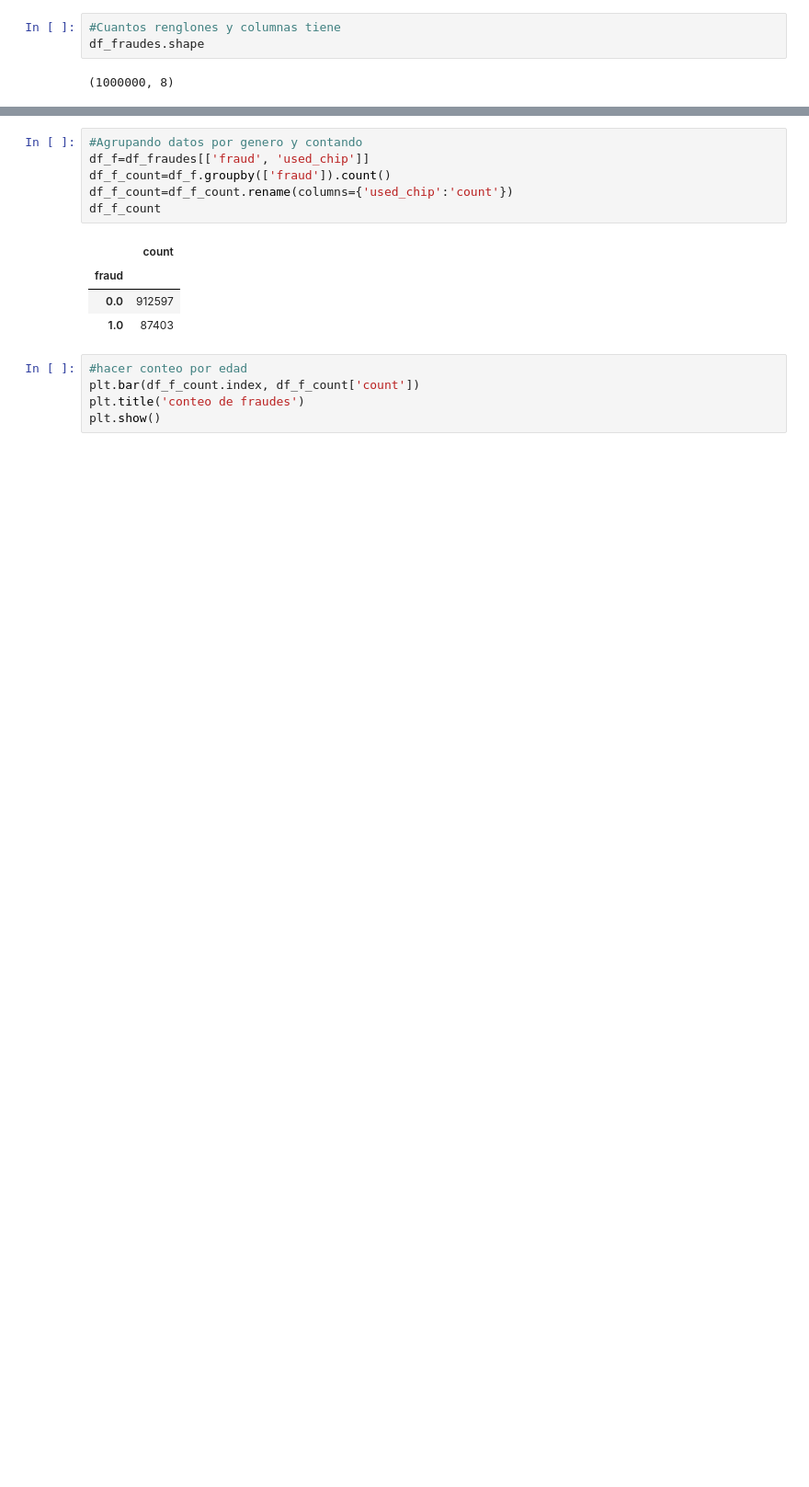
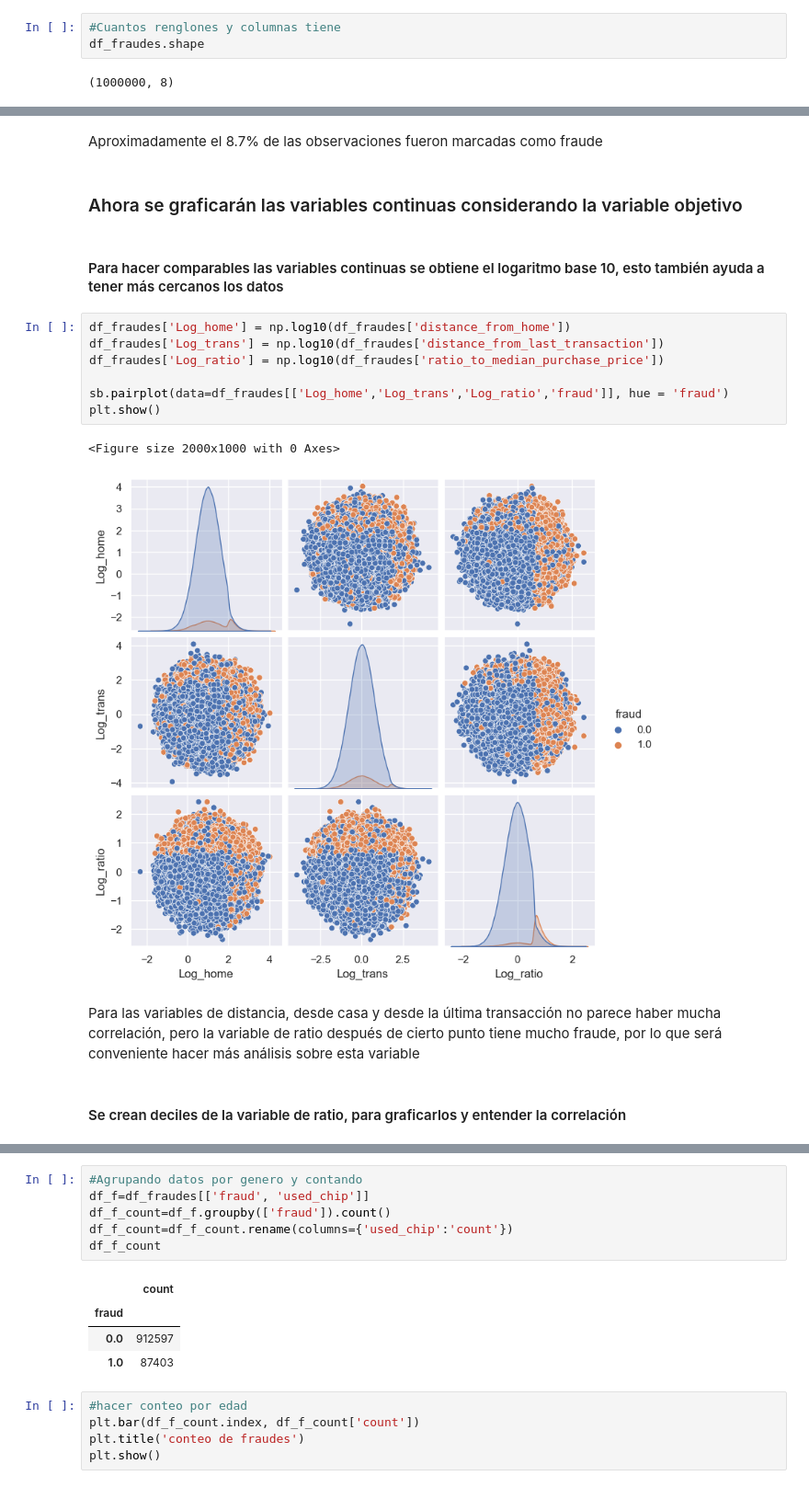
Before and after one commit to Hector-Daniel/Credit-Card---Fraud-Detection, a Jupyter notebook: Notebooks/Analisis_inicial.ipynb, the cells around one changed output, grey strips where cells are left out. Shown at 92% size. Drawn from its saved outputs; the diff is of its cells as text; blank space fills up the shorter version.

Commit message:
Conslusión del análisis
Se termino el análisis

```diff
--- a/Notebooks/Analisis_inicial.ipynb
+++ b/Notebooks/Analisis_inicial.ipynb
@@ -42,0 +103,20 @@ import matplotlib.pyplot as plt
+# %% [markdown]
+Aproximadamente el 8.7% de las observaciones fueron marcadas como fraude
+# %% [markdown]
+### Ahora se graficarán las variables continuas considerando la variable objetivo
+# %% [markdown]
+#### Para hacer comparables las variables continuas se obtiene el logaritmo base 10, esto también ayuda a tener más cercanos los datos
+# %%
+df_fraudes['Log_home'] = np.log10(df_fraudes['distance_from_home'])
+df_fraudes['Log_trans'] = np.log10(df_fraudes['distance_from_last_transaction'])
+df_fraudes['Log_ratio'] = np.log10(df_fraudes['ratio_to_median_purchase_price'])
+
+sb.pairplot(data=df_fraudes[['Log_home','Log_trans','Log_ratio','fraud']], hue = 'fraud')
+plt.show()
+# %% [output]
+<Figure size 2000x1000 with 0 Axes>
+[figure, added]
+# %% [markdown]
+Para las variables de distancia, desde casa y desde la última transacción no parece haber mucha correlación, pero la variable de ratio después de cierto punto tiene mucho fraude, por lo que será conveniente hacer más análisis sobre esta variable
+# %% [markdown]
+#### Se crean deciles de la variable de ratio, para graficarlos y entender la correlación
```
Also changed, not shown: parts of 90 cells of this notebook.
